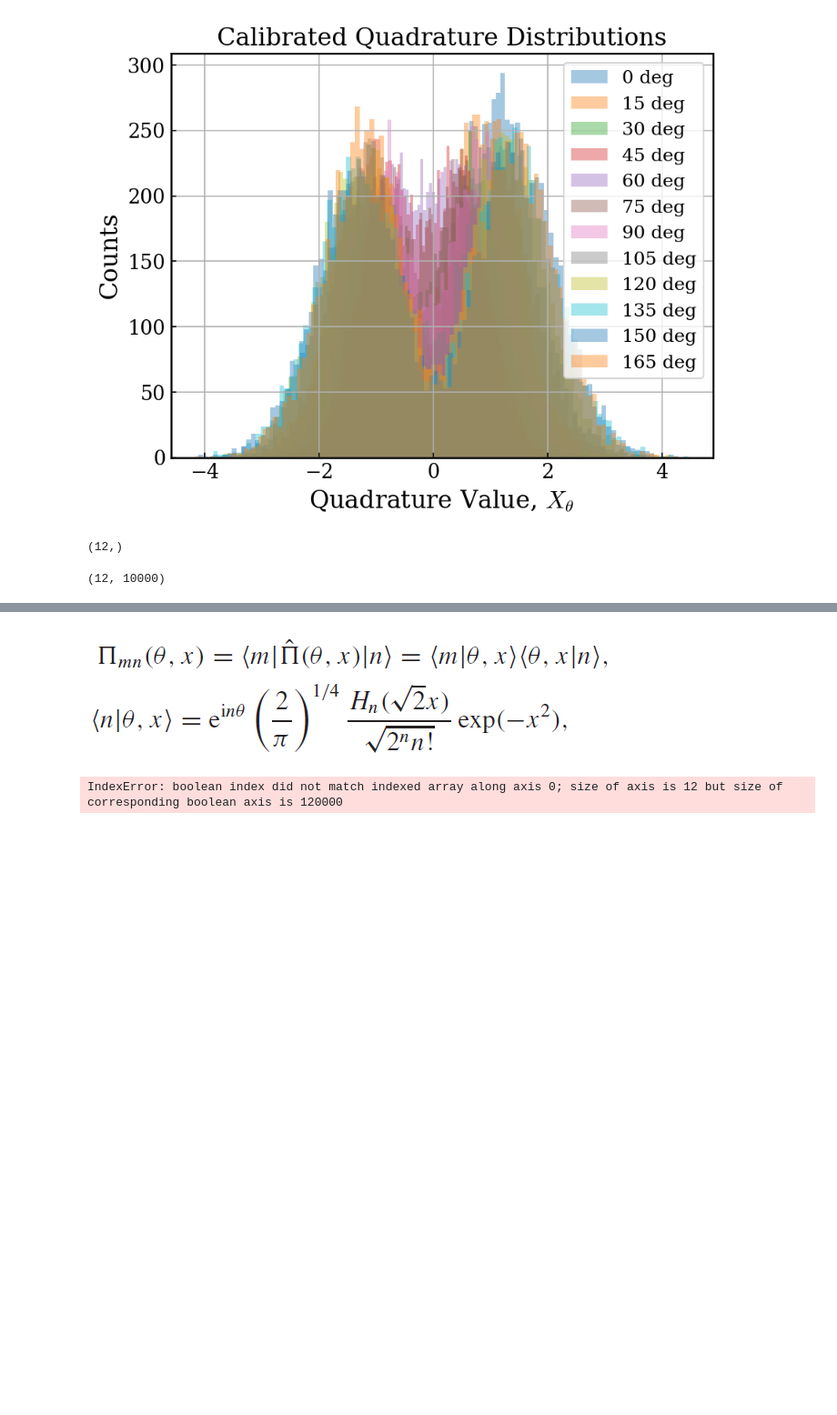
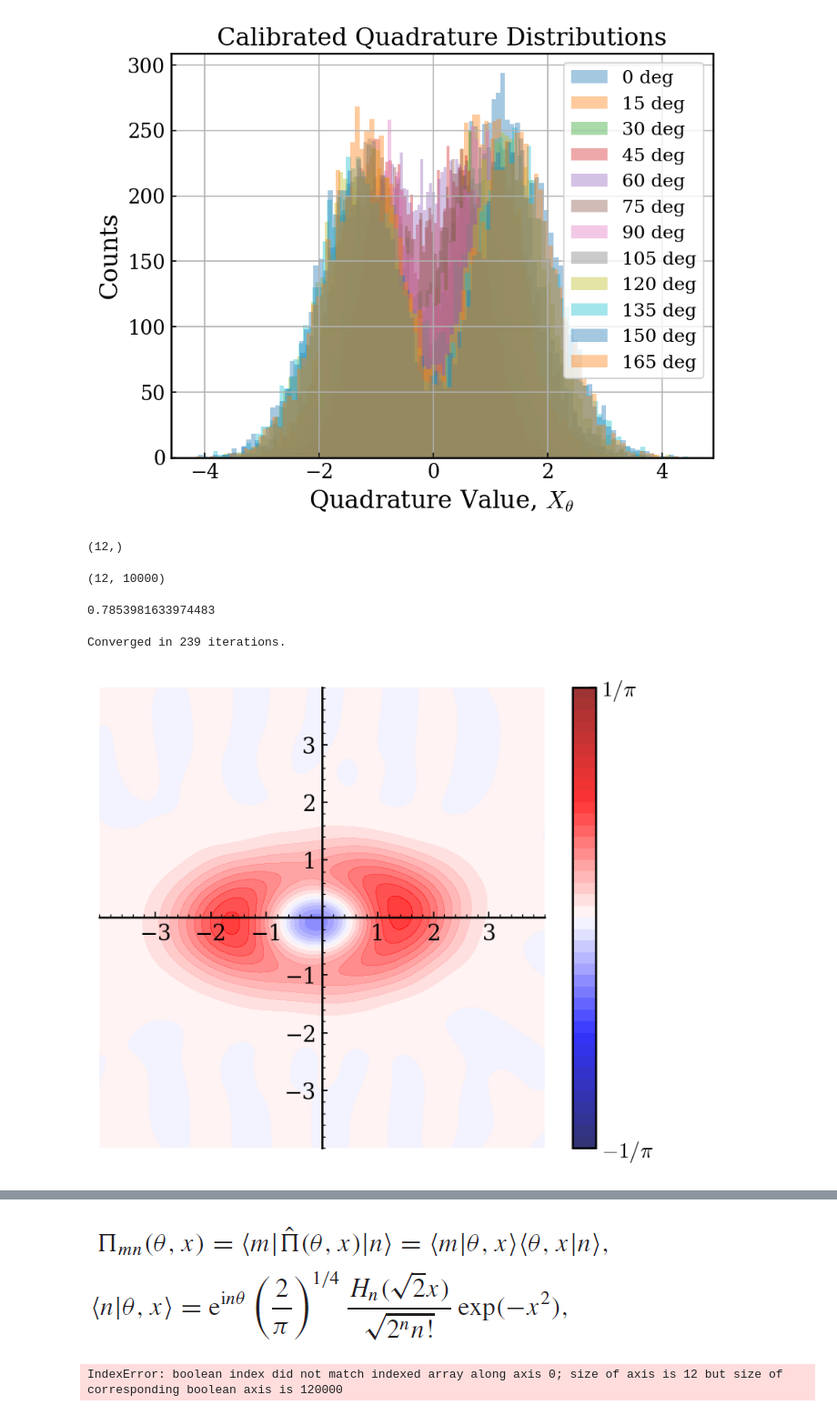
Before and after one commit to ThomasRavnborg/Homodyne-Tomography, a Jupyter notebook: code/DataAnalysis.ipynb, the cells around one changed output, grey strips where cells are left out. Shown at 91% size. Saved outputs shown, nothing was run; the diff lists cells and outputs as text; code cells hidden in the pictures; blank space fills up the shorter version.

```diff
--- a/code/DataAnalysis.ipynb
+++ b/code/DataAnalysis.ipynb
@@ -170,3 +163,42 @@ x_values.shape
+# %%
+np.pi/4
+# %% [output]
+0.7853981633974483
+# %%
+theta0 = np.deg2rad(55)
+x0 = -0.1
+rho_est = iMLE(thetas-theta0, x_values-x0, N=20, max_iters=400)
+# %% [output]
+Converged in 239 iterations.
+# %%
+# Make rho_est into a QuTip object to calculate Wigner function
+#rho_est_qt = qt.Qobj(rho_est, dims=[[20], [20]])
+# Plot Wigner function
+xvec = np.linspace(-4, 4, 200)
+W = rho_to_Wigner(rho_est, xvec, xvec)
+X, Y = np.meshgrid(xvec, xvec)
+vmin, vmax = -1/np.pi, 1/np.pi
+levels = np.linspace(vmin, vmax, 41)  # force levels across full range
+
+fig, ax = plt.subplots(figsize=(6, 5))
+# Filled contours with transparency
+contour_filled = ax.contourf(X, Y, W, levels=levels,
+                             cmap='seismic', alpha=0.8, vmin=vmin, vmax=vmax)
+# Colorbar
+cbar = fig.colorbar(contour_filled, ax=ax, ticks=[-1/np.pi, 1/np.pi])
+cbar.ax.set_yticklabels([r"$-1/\pi$", r"$1/\pi$"])  # custom tick labels if needed
+# Move axes to cross at (0,0)
+ax.spines['left'].set_position('zero')
+ax.spines['bottom'].set_position('zero')
+ax.spines['right'].set_color('none')
+ax.spines['top'].set_color('none')
+# Set x- and y-ticks skipping 0
+ax.set_xticks([-3, -2, -1, 1, 2, 3])
+ax.set_yticks([-3, -2, -1, 1, 2, 3])
+PlotSettings(ax, minimalist=True)
+plt.show()
+# %% [output]
+[figure, added]
 # %%
 from iMLE import iMLE
 # %%
```
Also changed, not shown: parts of 4 cells of this notebook, 1 other file.
